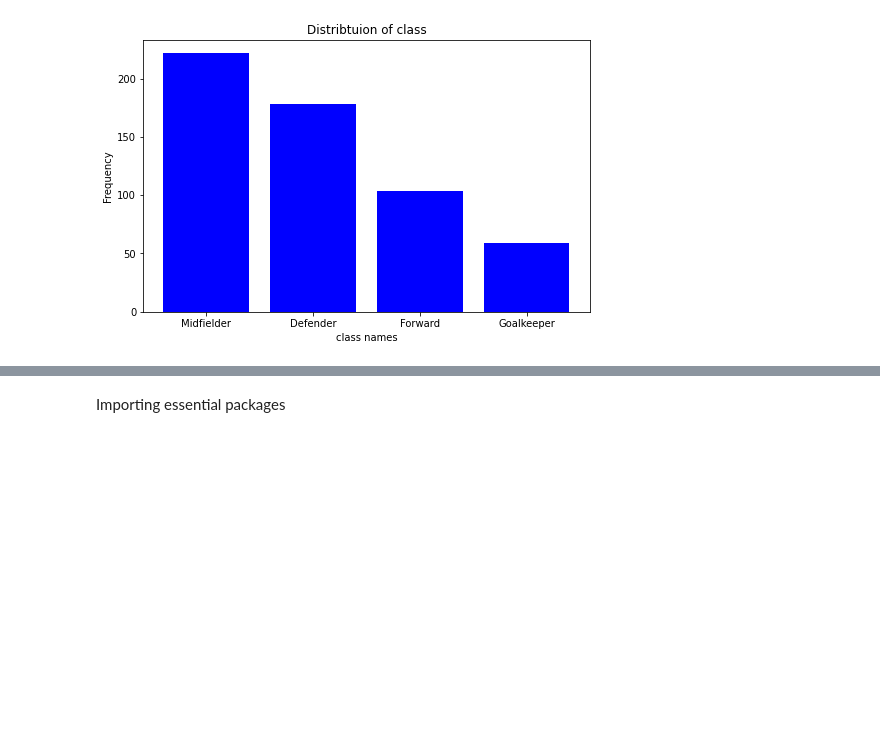
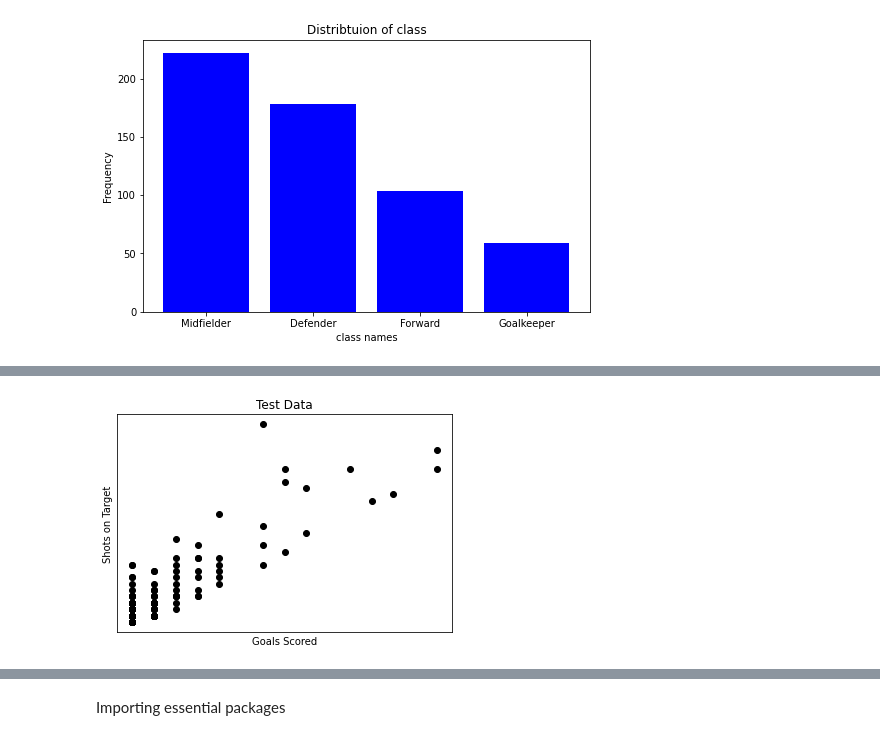
Before and after one commit to Logeshn009/Football-stats, a Jupyter notebook: ML_Lab_Programs.ipynb, the cells around one changed output, grey strips where cells are left out. Cells and saved outputs as stored; diff of their text form; code cells hidden in the pictures; blank space fills up the shorter version.

```diff
--- a/ML_Lab_Programs.ipynb
+++ b/ML_Lab_Programs.ipynb
@@ -295,0 +305,47 @@ Predicted weight =  [[7.45640613]]
+# %%
+# Setting the x and y variables
+
+X = df['events.goals']
+Y = df['events.shots_on_target']
+# %%
+X=X.values.reshape(len(X),1)
+Y=Y.values.reshape(len(Y),1)
+
+# print(X.reshape(len(X),1))
+# %%
+# Split the data into training/testing sets
+
+X_train = X[:-250]
+X_test = X[-250:]
+
+# The syntax is x[row_index,column_index]
+# you can also specify a range of row values as per need in row_index also
+# eg:1:13 extracts first 13 rows along with whatever specified in column
+# Python also allows you to index from the end of the list using a negative number, where [-1] returns the last element.
+
+# For Example >>>>>
+
+#  0    1    2    3    4    5    6    7    8
+#   ↓    ↓    ↓    ↓    ↓    ↓    ↓    ↓    ↓
+# ['a', 'b', 'c', 'd', 'e', 'f', 'g', 'h', 'i']
+#   ↑    ↑    ↑    ↑    ↑    ↑    ↑    ↑    ↑
+#  -9   -8   -7   -6   -5   -4   -3   -2   -1
+# %%
+# Split the targets into training/testing sets
+
+Y_train = Y[:-250]
+Y_test = Y[-250:]
+# %%
+# Plot outputs
+# Plotting the test data
+
+plt.scatter(X_test, Y_test,  color='black')
+plt.title('Test Data')
+plt.xlabel('Goals Scored')
+plt.ylabel('Shots on Target')
+plt.xticks(())
+plt.yticks(())
+
+plt.show()
+# %% [output]
+[figure, added]
```
Also changed, not shown: parts of 30 cells of this notebook.
